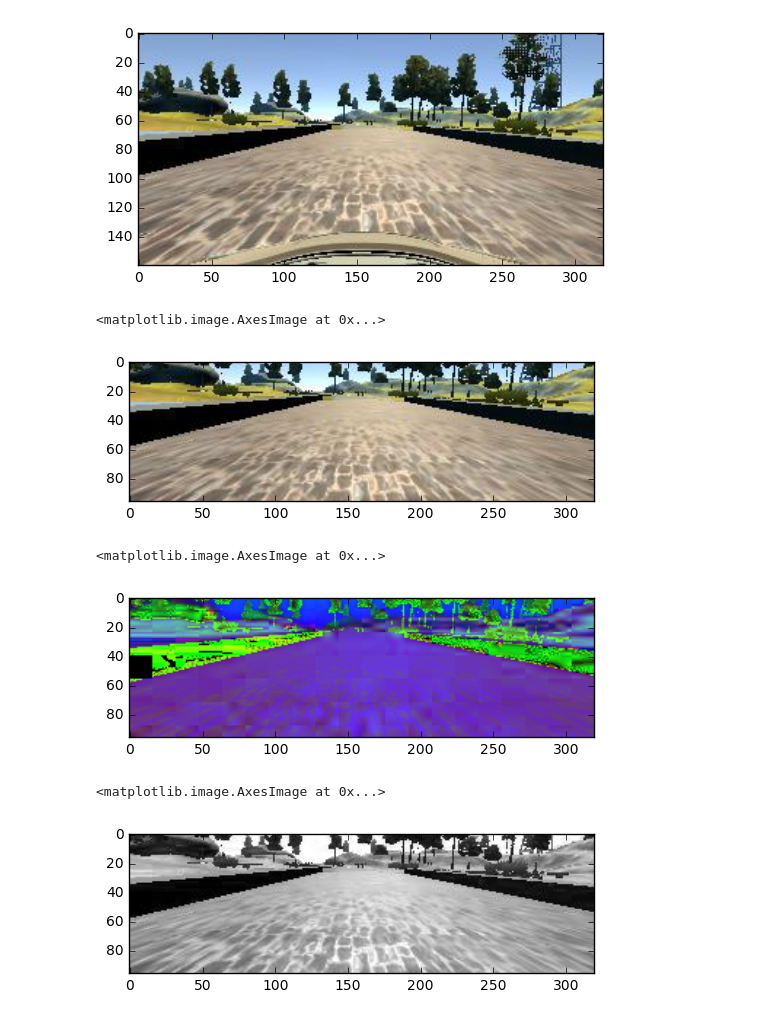
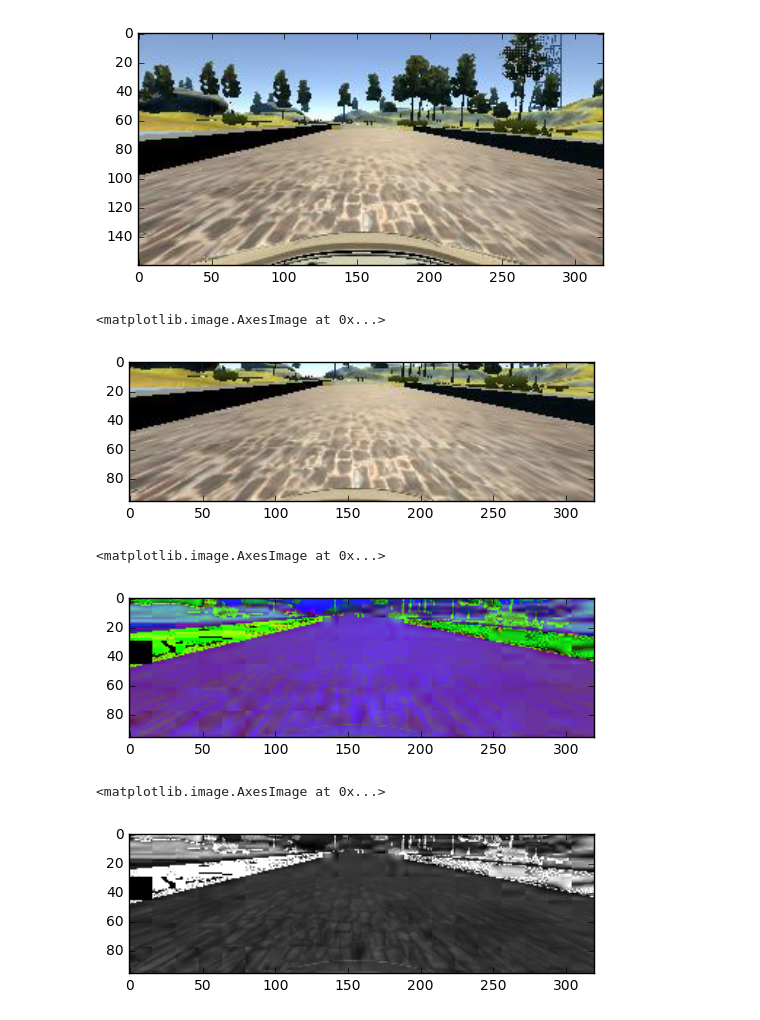
Before and after one commit to t-f-g/CarND, a Jupyter notebook: CarND-Behavioral-Cloning-Project/Behavioral_Cloning.ipynb, the cells around one changed output. Drawn from its saved outputs; the diff is of its cells as text; code cells hidden in the pictures.

```diff
--- a/CarND-Behavioral-Cloning-Project/Behavioral_Cloning.ipynb
+++ b/CarND-Behavioral-Cloning-Project/Behavioral_Cloning.ipynb
@@ -38,12 +16,12 @@ plt.imshow(image)
 <matplotlib.image.AxesImage at 0x...>
 [figure]
 # %%
-image_crop = image[40:40+96]
+image_crop = image[50:50+96]
 #print(image_crop.shape[0])
 plt.imshow(image_crop)
 # %% [output]
 <matplotlib.image.AxesImage at 0x...>
-[figure, old version]
+[figure, new version]
 # %%
 def convert_to_hsv(img):
         """
@@ -55,16 +33,16 @@ image_crop_hsv = convert_to_hsv(image_crop)
 plt.imshow(image_crop_hsv)
 # %% [output]
 <matplotlib.image.AxesImage at 0x...>
-[figure, old version]
+[figure, new version]
 # %%
 def hsv_value(img):
         """
-        return value channel of HSV color space
+        return saturation channel of HSV color space
         """
-        return img[:, :, 2]
+        return img[:, :, 1]
 
-image_crop_hsv_v = hsv_value(image_crop_hsv)
-plt.imshow(image_crop_hsv_v, cmap='gray')
+image_crop_hsv_s = hsv_value(image_crop_hsv)
+plt.imshow(image_crop_hsv_s, cmap='gray')
 # %% [output]
 <matplotlib.image.AxesImage at 0x...>
-[figure, old version]
+[figure, new version]
```
Also changed, not shown: parts of 17 cells of this notebook, 2 other files.
